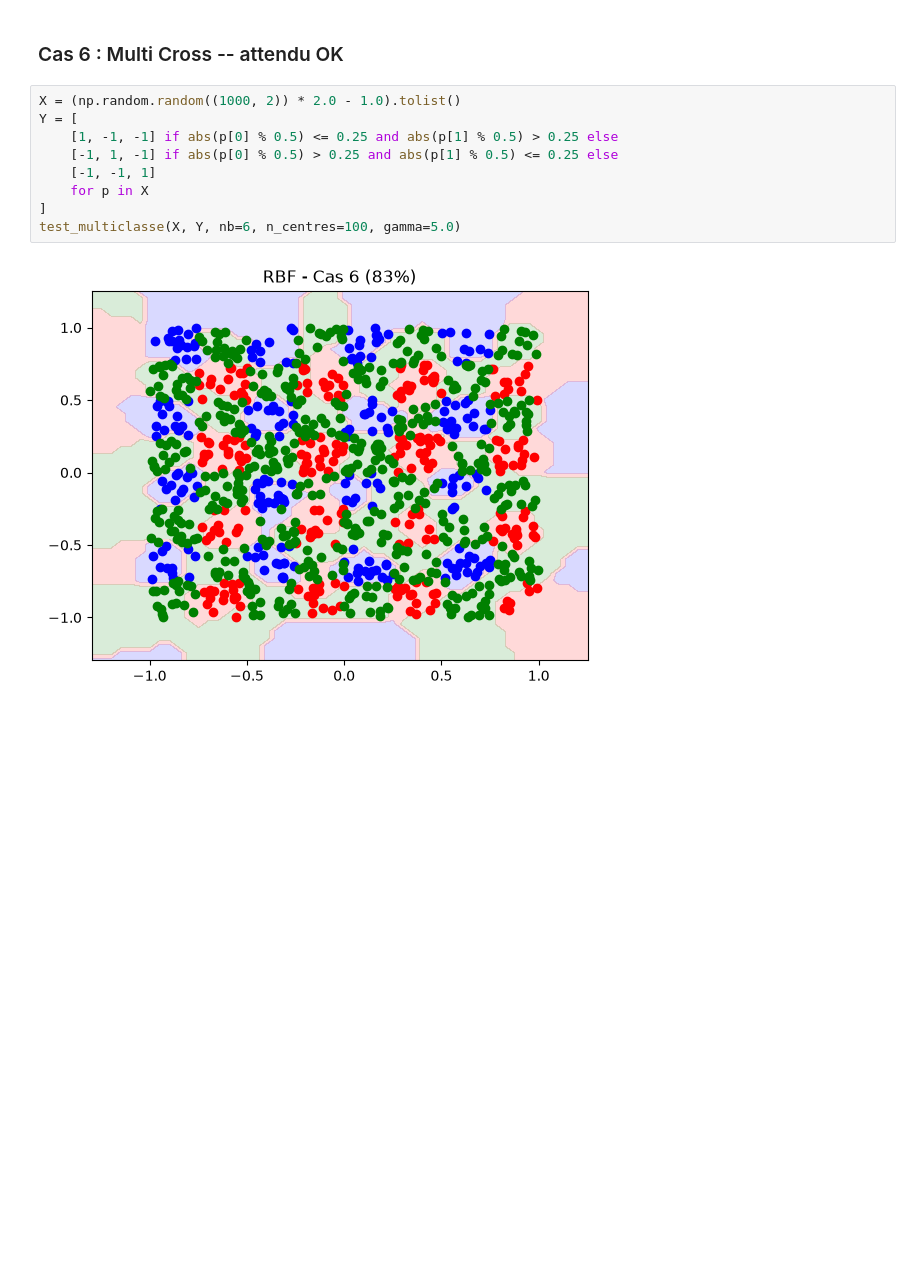
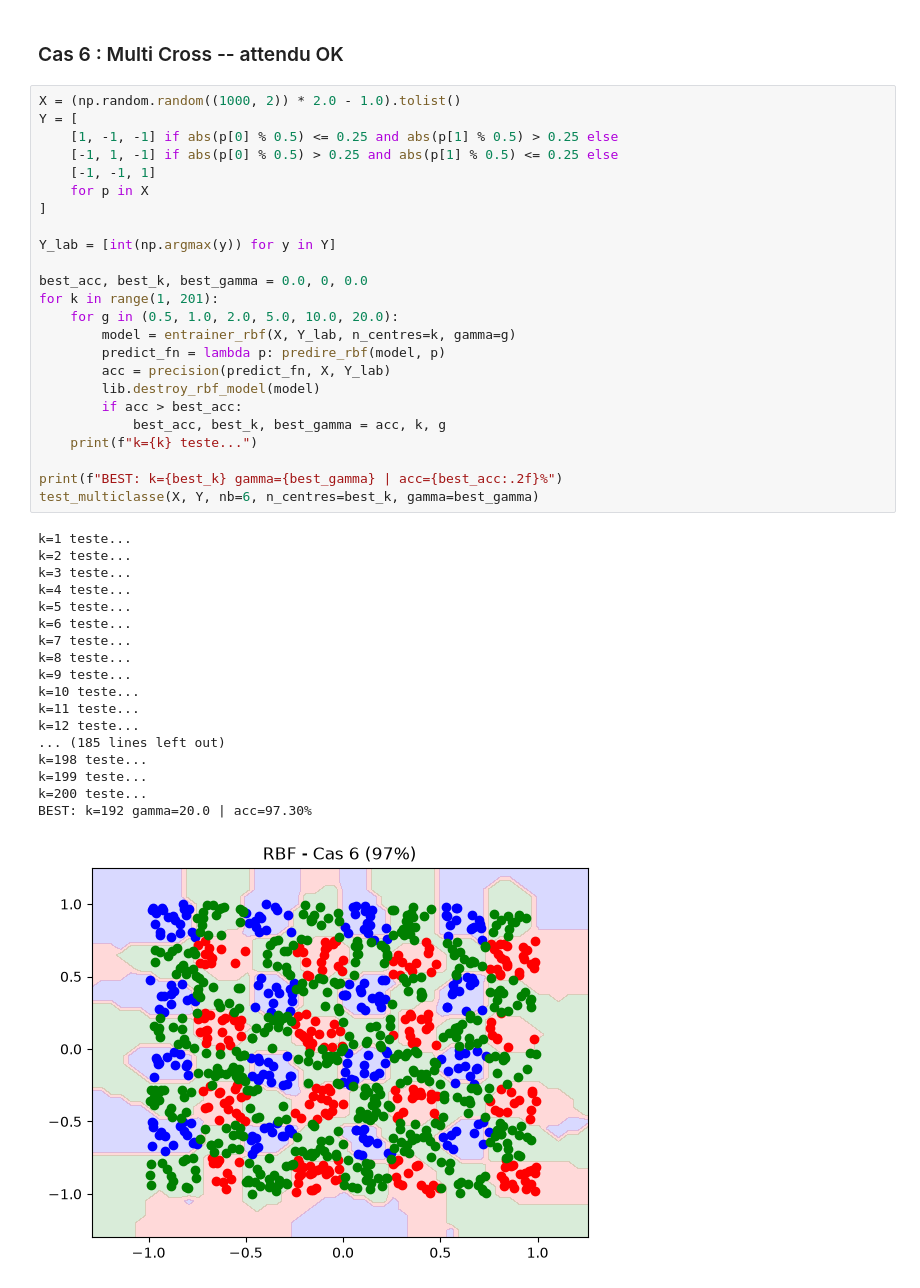
Before and after one commit to AbdelkrimAKKAL/Projet_Annual_IA, a Jupyter notebook: jupyter/rbf_ct.ipynb, the cells around one changed output. Cells and saved outputs as stored; diff of their text form; blank space fills up the shorter version.

```diff
--- a/jupyter/rbf_ct.ipynb
+++ b/jupyter/rbf_ct.ipynb
@@ -106,11 +106,43 @@ test_multiclasse(X, Y, nb=5, n_centres=30, gamma=2.0)
 # %%
 X = (np.random.random((1000, 2)) * 2.0 - 1.0).tolist()
 Y = [
     [1, -1, -1] if abs(p[0] % 0.5) <= 0.25 and abs(p[1] % 0.5) > 0.25 else
     [-1, 1, -1] if abs(p[0] % 0.5) > 0.25 and abs(p[1] % 0.5) <= 0.25 else
     [-1, -1, 1]
     for p in X
 ]
-test_multiclasse(X, Y, nb=6, n_centres=100, gamma=5.0)
+
+Y_lab = [int(np.argmax(y)) for y in Y]
+
+best_acc, best_k, best_gamma = 0.0, 0, 0.0
+for k in range(1, 201):
+    for g in (0.5, 1.0, 2.0, 5.0, 10.0, 20.0):
+        model = entrainer_rbf(X, Y_lab, n_centres=k, gamma=g)
+        predict_fn = lambda p: predire_rbf(model, p)
+        acc = precision(predict_fn, X, Y_lab)
+        lib.destroy_rbf_model(model)
+        if acc > best_acc:
+            best_acc, best_k, best_gamma = acc, k, g
+    print(f"k={k} teste...")
+
+print(f"BEST: k={best_k} gamma={best_gamma} | acc={best_acc:.2f}%")
+test_multiclasse(X, Y, nb=6, n_centres=best_k, gamma=best_gamma)
 # %% [output]
+k=1 teste...
+k=2 teste...
+k=3 teste...
+k=4 teste...
+k=5 teste...
+k=6 teste...
+k=7 teste...
+k=8 teste...
+k=9 teste...
+k=10 teste...
+k=11 teste...
+k=12 teste...
+... (185 lines left out)
+k=198 teste...
+k=199 teste...
+k=200 teste...
+BEST: k=192 gamma=20.0 | acc=97.30%
-[figure, old version]
+[figure, new version]
```
Also changed, not shown: parts of 8 cells of this notebook, 5 other files.
